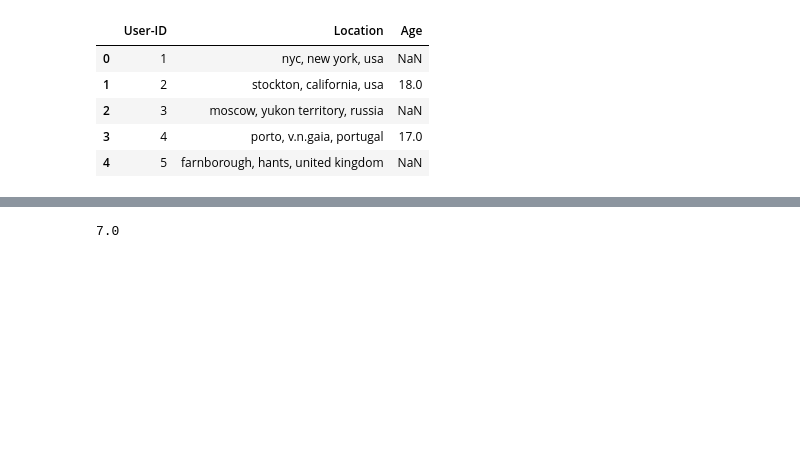
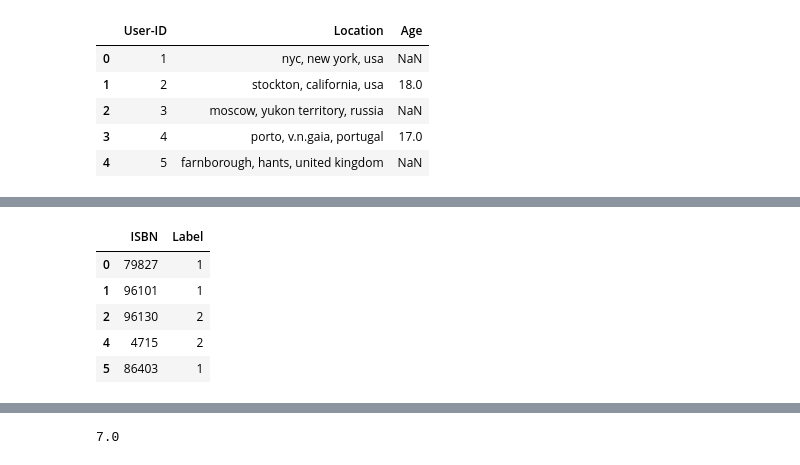
Before and after one commit to wright-benjamin-1701/bens-book-recommendation-engine, a Jupyter notebook: backend/books_recommender.ipynb, the cells around one changed output, grey strips where cells are left out. Saved outputs shown, nothing was run; the diff lists cells and outputs as text; code cells hidden in the pictures; blank space fills up the shorter version.

```diff
--- a/backend/books_recommender.ipynb
+++ b/backend/books_recommender.ipynb
@@ -146,5 +146,14 @@ y_train = df[msk][y_cols]
 
 X_test = df[~msk][x_cols]
 y_test = df[~msk][y_cols]
+# %%
+X_train.head()
+# %% [output]
+|  | ISBN | Label |
+| 0 | 79827 | 1 |
+| 1 | 96101 | 1 |
+| 2 | 96130 | 2 |
+| 4 | 4715 | 2 |
+| 5 | 86403 | 1 |
 # %%
 def train_test_xgb(X_train,y_train,X_test,y_test):
```
Also changed, not shown: parts of 11 cells of this notebook, 14 other files.
